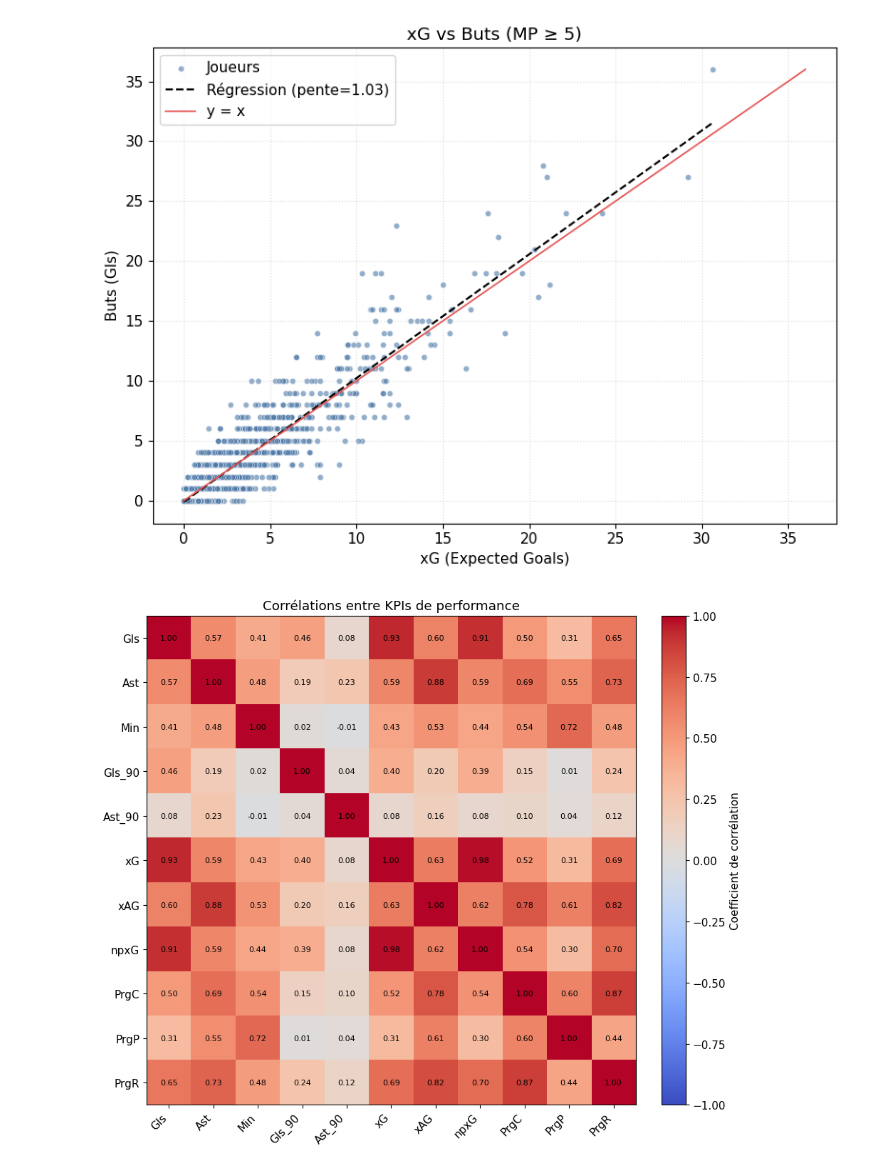
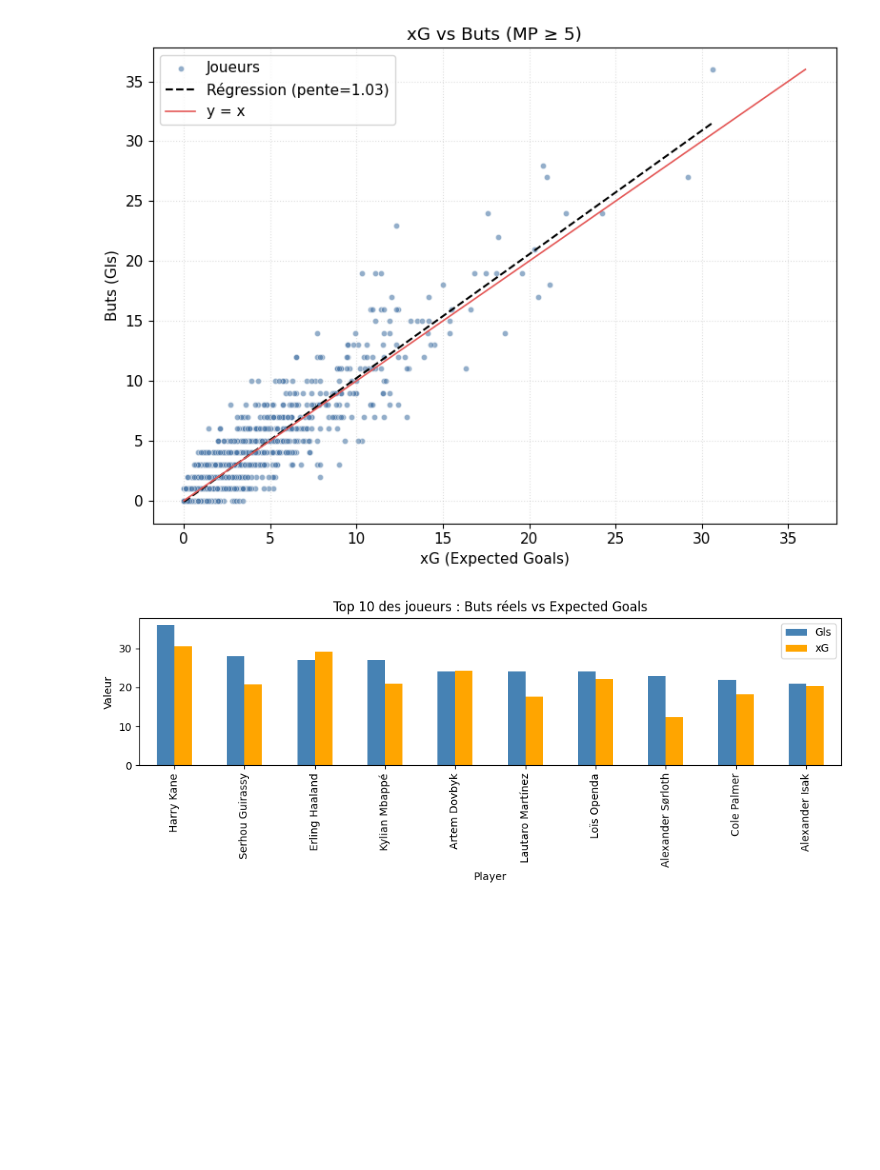
Before and after one commit to Hugoldt/SoccerStat, a Jupyter notebook: cleaningcsvfoot.ipynb, the cells around one changed output. Saved outputs shown, nothing was run; the diff lists cells and outputs as text; code cells hidden in the pictures; blank space fills up the shorter version.

Commit message:
j'ai refais des graphiques et on recommence le dashboard

```diff
--- a/cleaningcsvfoot.ipynb
+++ b/cleaningcsvfoot.ipynb
@@ -215,53 +215,12 @@ plt.savefig("./figs/scatter_xg_gls.png", dpi=150, bbox_inches="tight")
 plt.show()
 # %% [output]
 [figure]
-# %%
-# Heatmap de corrélations entre KPIs
-import os
-import numpy as np
-import pandas as pd
-import matplotlib.pyplot as plt
-
-# Lecture
-df = pd.read_csv("top5playersclean.csv")
-
-# Sélection de KPIs numériques
-kpis = [
-    "Gls", "Ast", "Min",
-    "Gls_90", "Ast_90",
-    "xG", "xAG", "npxG",
-    "PrgC", "PrgP", "PrgR"
-]
-
-num_cols = [c for c in kpis if c in df.columns]
-data = df[num_cols].select_dtypes(include=[np.number]).dropna()
-
-corr = data.corr()
-
-plt.rcParams.update({"font.size": 11})
-fig, ax = plt.subplots(figsize=(10, 8))
-im = ax.imshow(corr, cmap="coolwarm", vmin=-1, vmax=1)
-
-ax.set_xticks(range(len(num_cols)))
-ax.set_yticks(range(len(num_cols)))
-ax.set_xticklabels(num_cols, rotation=45, ha="right")
-ax.set_yticklabels(num_cols)
-
-# Annotations des coefficients
-for i in range(len(num_cols)):
-    for j in range(len(num_cols)):
-        ax.text(j, i, f"{corr.iloc[i, j]:.2f}", ha="center", va="center", color="black", fontsize=8)
-
-cbar = fig.colorbar(im, ax=ax, fraction=0.046, pad=0.04)
-cbar.set_label("Coefficient de corrélation")
-
-ax.set_title("Corrélations entre KPIs de performance")
-ax.grid(False)
-fig.tight_layout()
-
-# Sauvegarde
-os.makedirs("./figs", exist_ok=True)
-fig.savefig("./figs/heatmap_kpi_correlations.png", dpi=150, bbox_inches="tight")
-plt.show()
-# %% [output]
-[figure, removed]
+# %%
+top = df[df["Gls"] >= 5].nlargest(10, "Gls")[["Player", "Gls", "xG"]]
+top.plot(x="Player", kind="bar", figsize=(10,4), color=["steelblue", "orange"])
+plt.title("Top 10 des joueurs : Buts réels vs Expected Goals")
+plt.ylabel("Valeur")
+plt.tight_layout()
+plt.show()
+# %% [output]
+[figure, added]
```
Also changed, not shown: parts of 1 cell of this notebook, 6 other files.
